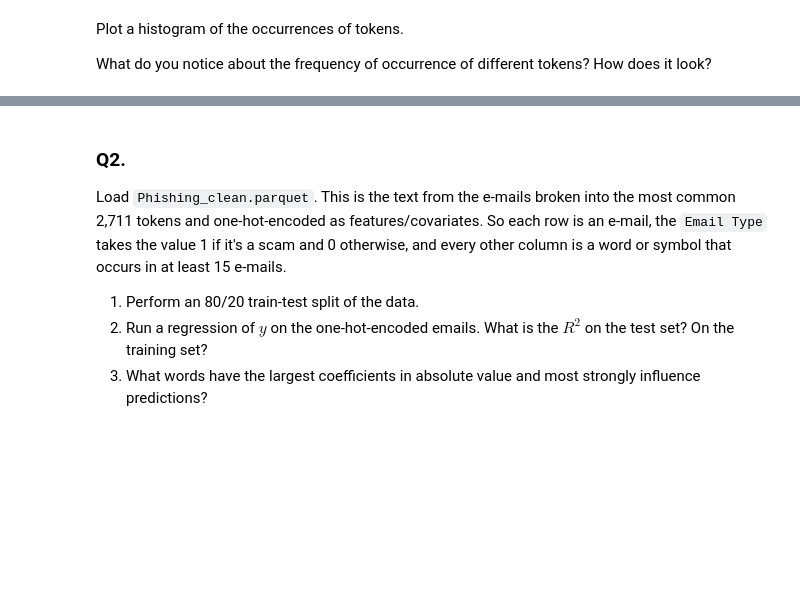
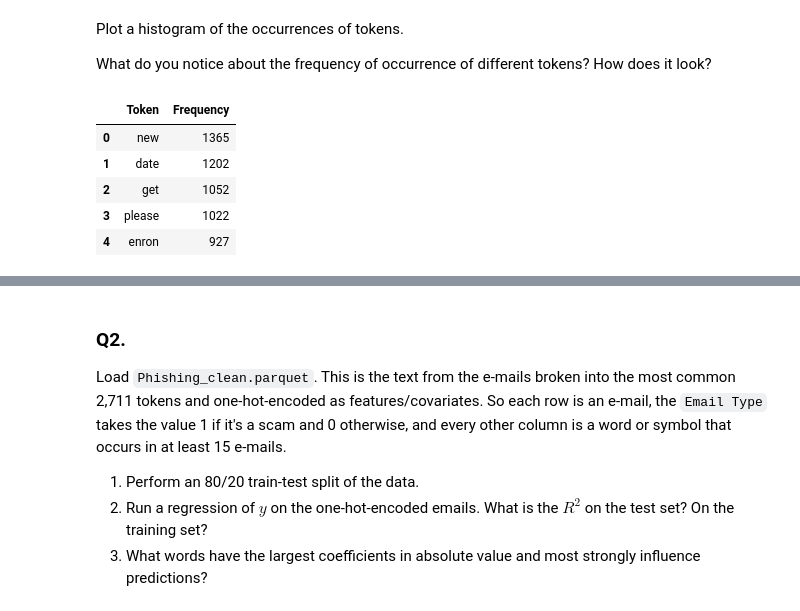
Before and after one commit to eaa3ug/pca_assignment, a Jupyter notebook: assignment.ipynb, the cells around one changed output, grey strips where cells are left out. Saved outputs shown, nothing was run; the diff lists cells and outputs as text; code cells hidden in the pictures; blank space fills up the shorter version.

```diff
--- a/assignment.ipynb
+++ b/assignment.ipynb
@@ -26,0 +30,10 @@ import matplotlib.pyplot as plt
+# %%
+dfrequency = pd.DataFrame(token_freq, columns = ['Token', 'Frequency'])
+dfrequency.head()
+# %% [output]
+|  | Token | Frequency |
+| 0 | new | 1365 |
+| 1 | date | 1202 |
+| 2 | get | 1052 |
+| 3 | please | 1022 |
+| 4 | enron | 927 |
```
Also changed, not shown: parts of 5 cells of this notebook.
